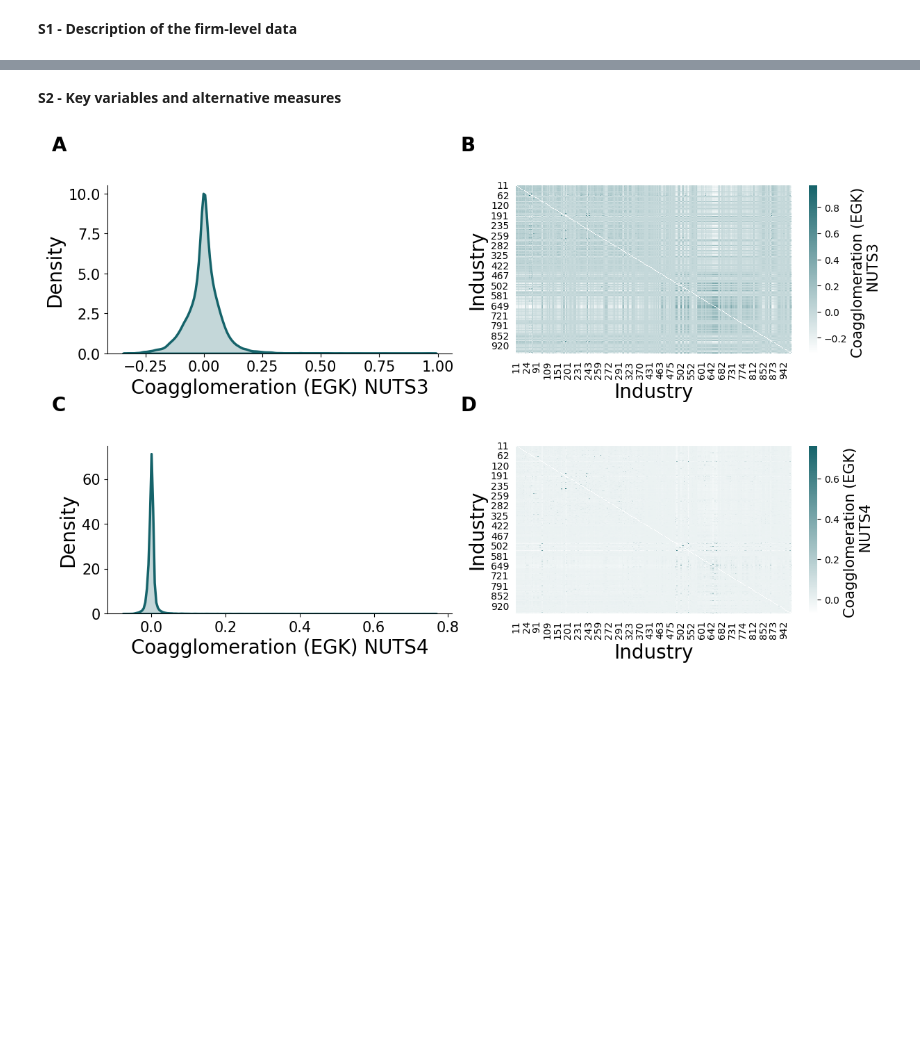
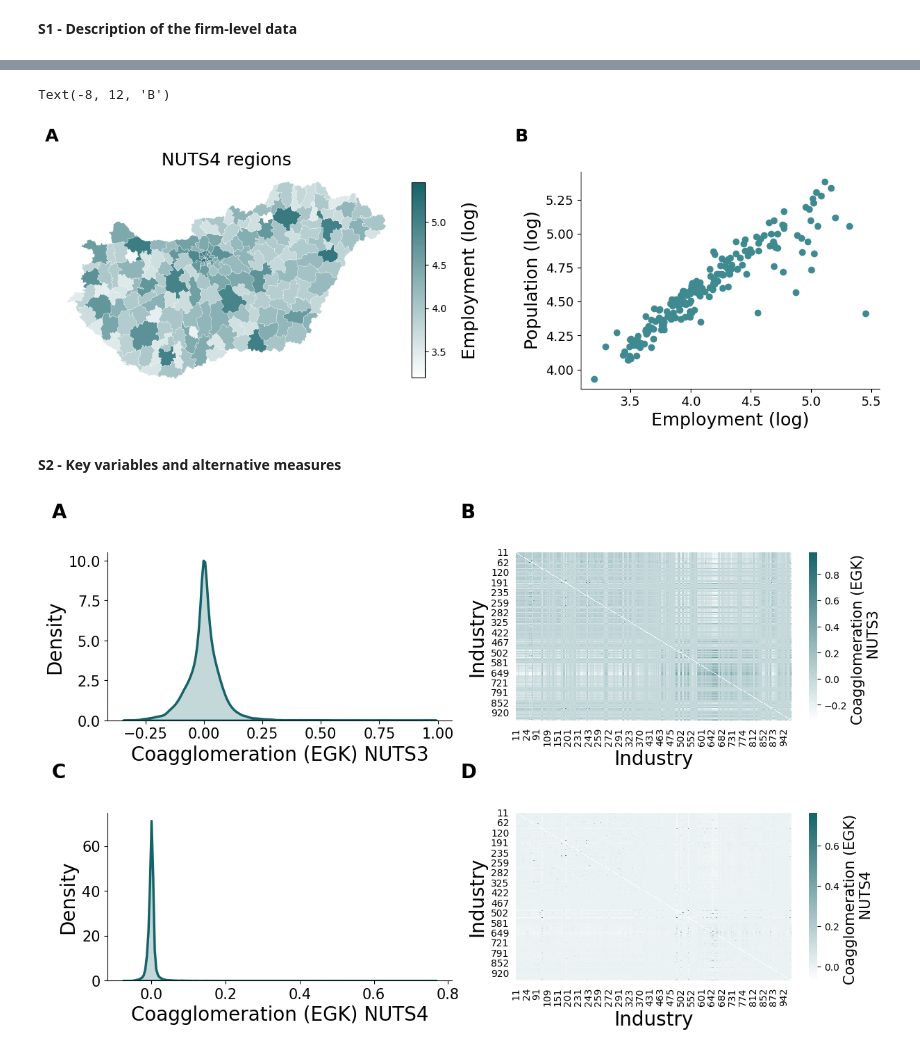
Before and after one commit to sandorjuhasz/coagglomeration, a Jupyter notebook: code/02_supplementary_figures.ipynb, the cells around one changed output, grey strips where cells are left out. Cells and saved outputs as stored; diff of their text form; code cells hidden in the pictures; blank space fills up the shorter version.

```diff
--- a/code/02_supplementary_figures.ipynb
+++ b/code/02_supplementary_figures.ipynb
@@ -77,0 +56,3 @@ reg_codes
+# %%
+# pop dense data to plot_df for comparison
+pop_df = pd.read_csv("../data/nuts_population_density_HUN.csv", sep=";")
@@ -77,0 +76,16 @@ reg_codes
+# %%
+# combine
+plot_df = pd.merge(
+    plot_df,
+    agg_pop_df,
+    left_on="region_name",
+    right_on=region_level[1].lower(),
+    how="left"
+)
+# %%
+# create common colormap
+cvals  = [plot_df["log_total_emp"].min(), plot_df["log_total_emp"].max()]
+colors = ["#FFFFFF","#15636A"]
+norm=plt.Normalize(min(cvals),max(cvals))
+tuples = list(zip(map(norm,cvals), colors))
+cmap = matplotlib.colors.LinearSegmentedColormap.from_list("", tuples)
@@ -77,0 +122,26 @@ reg_codes
+# %%
+def keyvar_scatter(df, key_columns, fontsize, xtitle, ytitle, ax=None):
+    if ax is None:
+        ax = plt.gca()
+
+    ax.scatter(df[key_columns[0]], df[key_columns[1]], color="#3F8990")
+    ax.set_xlabel(xtitle, size=fontsize)
+    ax.set_ylabel(ytitle, size=fontsize)
+    ax.tick_params("x", labelsize=fontsize-5)
+    ax.tick_params("y", labelsize=fontsize-5)
+    ax.spines['top'].set_visible(False)
+    ax.spines['right'].set_visible(False)
+# %%
+fig, ax = plt.subplots(1,2, figsize=(16,4), gridspec_kw={'width_ratios': [2, 1.25]})
+fig.subplots_adjust(wspace=0.25)
+fontsize=18
+plot_map(plot_df, key_column="log_total_emp", fontsize=fontsize, ax=ax[0])
+keyvar_scatter(plot_df, key_columns=["log_total_emp", "log_pop"], xtitle="Employment (log)", ytitle="Population (log)", fontsize=fontsize, ax=ax[1])
+
+# subplot title
+ax[0].annotate("A", xy=(0,1.1), xycoords='axes fraction', xytext=(-8,12), textcoords='offset pixels', weight='bold', size=fontsize)
+ax[1].annotate("B", xy=(-0.2,1.1), xycoords='axes fraction', xytext=(-8,12), textcoords='offset pixels', weight='bold', size=fontsize)
+# plt.savefig(f"../figures/si_map_emp_{region_level[1]}.png", dpi=300, bbox_inches='tight', facecolor="white")
+# %% [output]
+Text(-8, 12, 'B')
+[figure, added]
```
Also changed, not shown: parts of 12 cells of this notebook.
